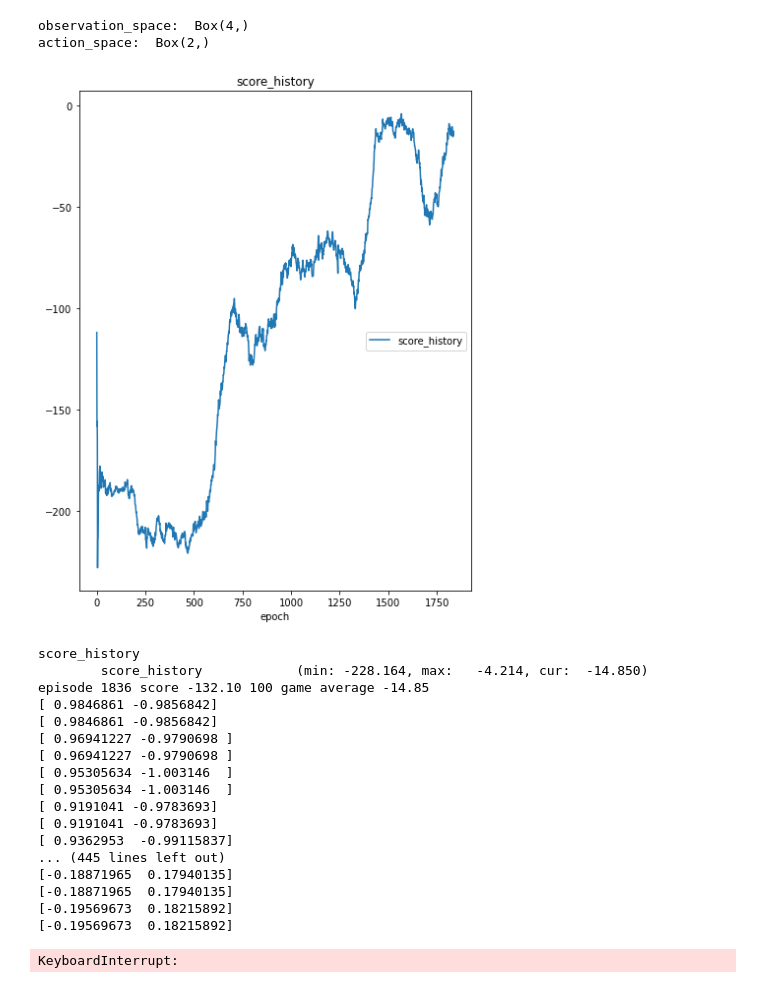
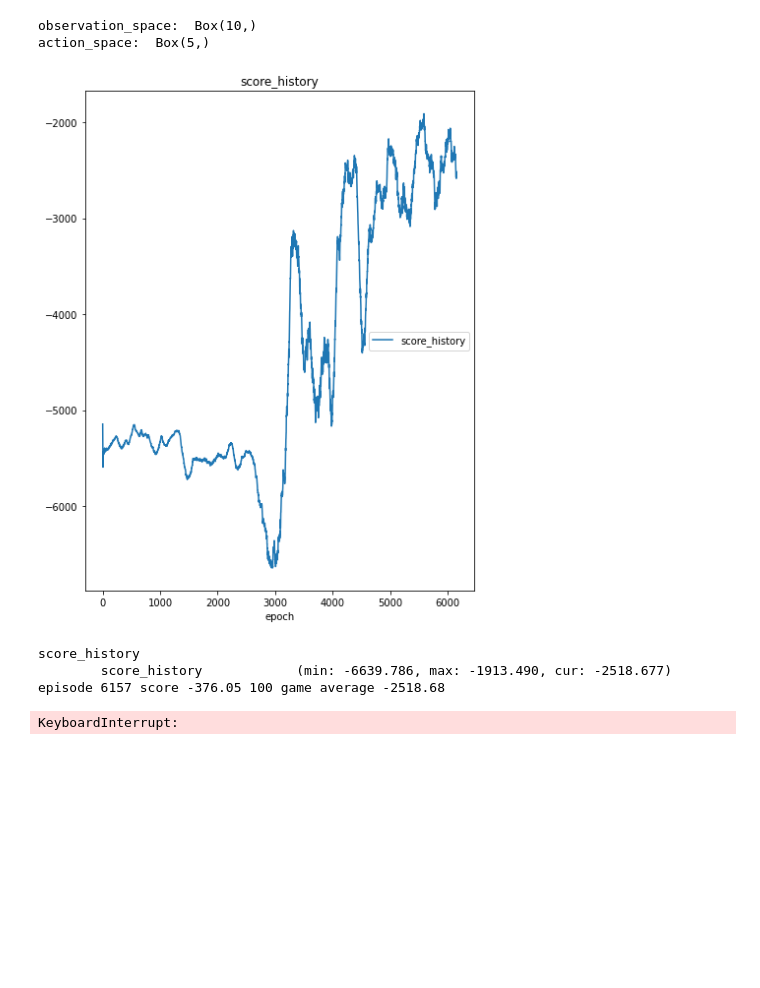
Before and after one commit to manozd/lifting-simulation-rl, a Jupyter notebook: notebooks/TrainV2.ipynb, the cells around one changed output. Cells and saved outputs as stored; diff of their text form; code cells hidden in the pictures; blank space fills up the shorter version.

```diff
--- a/notebooks/TrainV2.ipynb
+++ b/notebooks/TrainV2.ipynb
@@ -11,16 +11,12 @@ from lifting_rl.linkage_env import LinkageEnv
 from livelossplot import PlotLosses
 # %%
 params = {
-    "N_LINKS": 2,
-    "GOAL_POS": np.array([np.pi / 4, 0], dtype=np.float32),
-    "INIT_STATE": np.array([np.pi / 4, np.pi / 4, 0, 0], dtype=np.float32),
-    "PARAM_VALS": np.array([9.81, 0.4, 1, 0.4, 1], dtype=np.float32),
-    "OBS_LOW": np.array([-np.pi/4, -np.pi/4, -8, -8], dtype=np.float32),
-    "OBS_HIGH": np.array(
-        [3*np.pi/4, 3*np.pi/4,  8, 8], dtype=np.float32
-    ),
-    "ACT_LOW": -30,
-    "ACT_HIGH": 30,
+    "N_LINKS": 5,
+    "PARAM_VALS": np.array([9.81], dtype=np.float32),
+    "OBS_LOW": np.array([0.5, 1, -0.5, -2.5, -2], dtype=np.float32),
+    "OBS_HIGH": np.array([2.5, 3.1, 2.2, -0.3, -0.2], dtype=np.float32),
+    "SPEED_LIMIT": 8,
+    "ACT_LIMIT": 100,
     "TIME_STEP": 0.01,
     "VIDEO_FPS": 30,
 }
@@ -29,19 +25,19 @@ angles_file = "/home/mans/git/human-body-model-dynamics/data/skeleton_angles.csv
 # %%
 env = LinkageEnv(angles_file, params, verbose=0)
 # %% [output]
-observation_space:  Box(4,)
-action_space:  Box(2,)
+observation_space:  Box(10,)
+action_space:  Box(5,)
 # %%
 agent = Agent(
     lr_actor=0.000025,
     lr_critic=0.00025,
-    input_dims=[10],
+    input_dims=[25],
     tau=0.001,
     env=env,
     batch_size=64,
     layer1_size=400,
     layer2_size=300,
-    n_actions=2,
+    n_actions=5,
 )
 # %%
 np.random.seed(0)
@@ -52,47 +48,35 @@ score_history = []
 # %%
 for i in range(100000):
     done = False
     score = 0
     obs = env.reset()
     agent.noise.reset()
     while not done:
         env.render()
         act = agent.choose_action(obs)
         new_state, reward, done, info = env.step(act)
         agent.remember(obs, act, reward, new_state, int(done))
         agent.learn()
         score += reward
         obs = new_state
 
     score_history.append(score)
-
     metrics = {"score_history": np.mean(score_history[-100:])}
     liveloss.update(metrics)
     liveloss.send()
     print(
         "episode",
         i,
         "score %.2f" % score,
         "100 game average %.2f" % np.mean(score_history[-100:]),
     )
+
+    if i % 500 == 0:
+        agent.save_models()
 env.close()
 # %% [output]
-[figure, old version]
+[figure, new version]
 score_history
-        score_history            (min: -228.164, max:   -4.214, cur:  -14.850)
-episode 1836 score -132.10 100 game average -14.85
-[ 0.9846861 -0.9856842]
-[ 0.9846861 -0.9856842]
-[ 0.96941227 -0.9790698 ]
-[ 0.96941227 -0.9790698 ]
-[ 0.95305634 -1.003146  ]
-[ 0.95305634 -1.003146  ]
-[ 0.9191041 -0.9783693]
-[ 0.9191041 -0.9783693]
-[ 0.9362953  -0.99115837]
-... (445 lines left out)
-[-0.18871965  0.17940135]
-[-0.18871965  0.17940135]
-[-0.19569673  0.18215892]
-[-0.19569673  0.18215892]
+        score_history            (min: -6639.786, max: -1913.490, cur: -2518.677)
+episode 6157 score -376.05 100 game average -2518.68
 KeyboardInterrupt:
```
Also changed, not shown: 2 other files.
